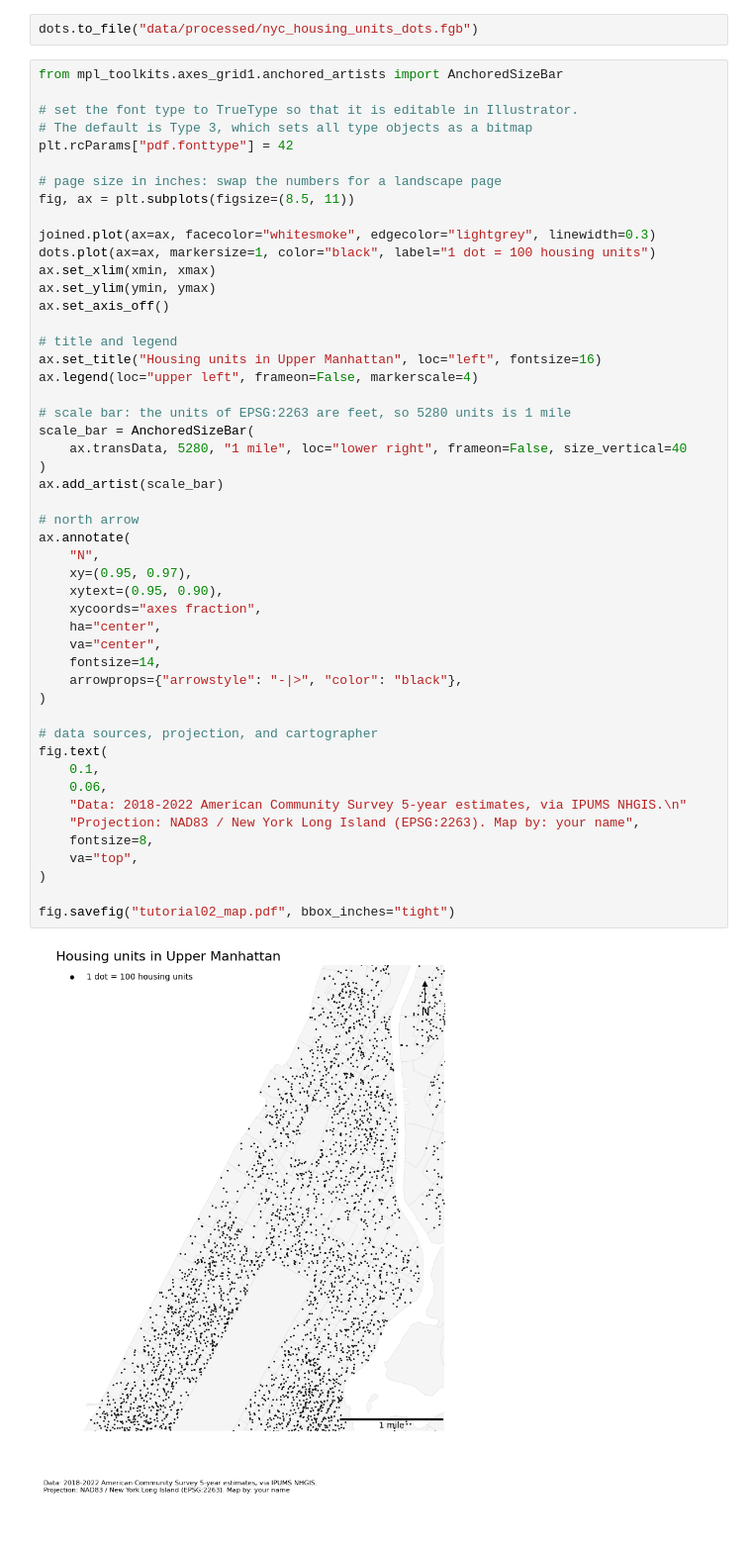
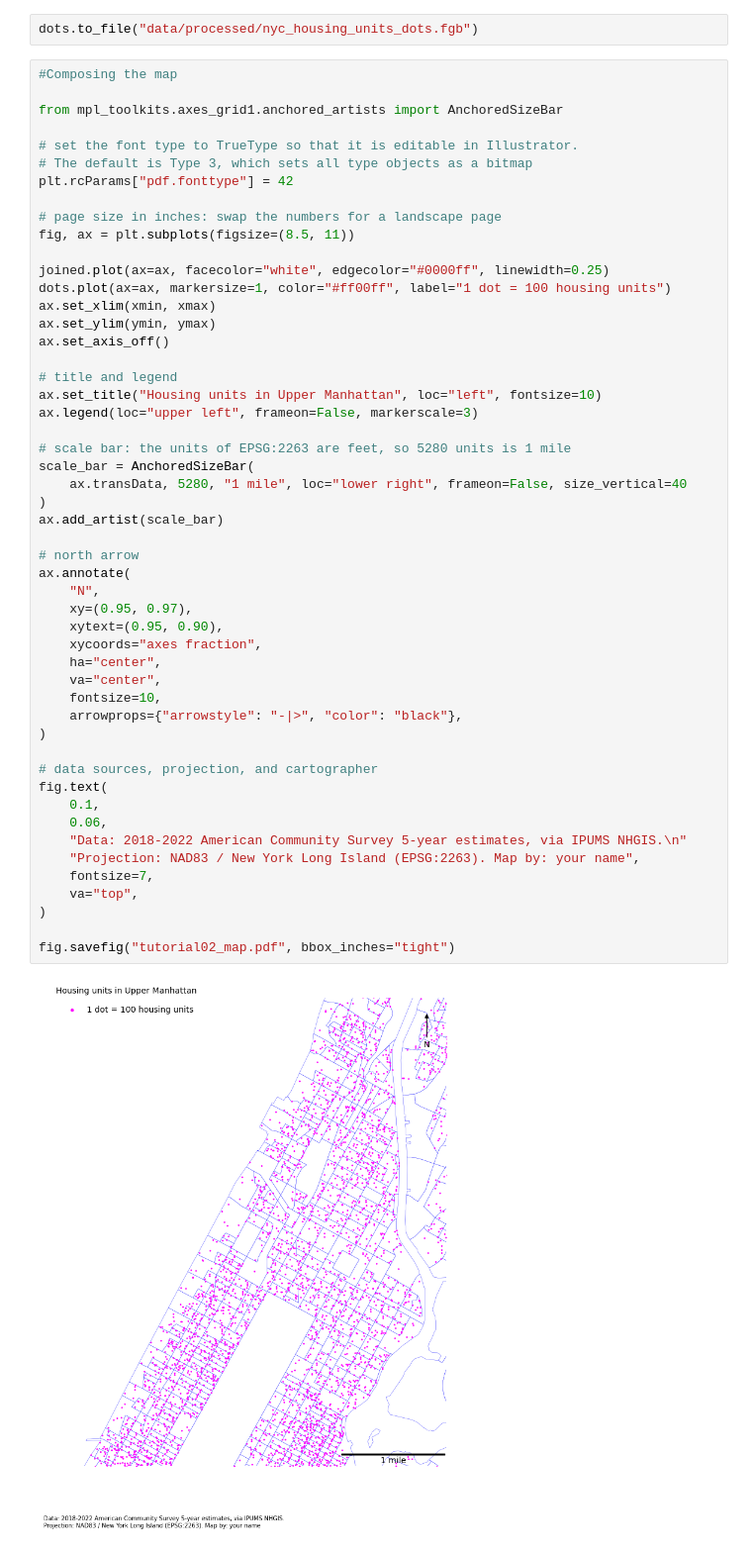
Before and after one commit to MichelleNuccio/cdp-mapping-systems, a Jupyter notebook: _fall2026/Tutorial02.ipynb, the cells around one changed output. Shown at 99% size. Saved outputs shown, nothing was run; the diff lists cells and outputs as text.

```diff
--- a/_fall2026/Tutorial02.ipynb
+++ b/_fall2026/Tutorial02.ipynb
@@ -261,6 +271,8 @@ ax.set_axis_off()
 # %%
 dots.to_file("data/processed/nyc_housing_units_dots.fgb")
 # %%
+#Composing the map
+
 from mpl_toolkits.axes_grid1.anchored_artists import AnchoredSizeBar
 
 # set the font type to TrueType so that it is editable in Illustrator.
@@ -270,44 +282,44 @@ plt.rcParams["pdf.fonttype"] = 42
 # page size in inches: swap the numbers for a landscape page
 fig, ax = plt.subplots(figsize=(8.5, 11))
 
-joined.plot(ax=ax, facecolor="whitesmoke", edgecolor="lightgrey", linewidth=0.3)
-dots.plot(ax=ax, markersize=1, color="black", label="1 dot = 100 housing units")
+joined.plot(ax=ax, facecolor="white", edgecolor="#0000ff", linewidth=0.25)
+dots.plot(ax=ax, markersize=1, color="#ff00ff", label="1 dot = 100 housing units")
 ax.set_xlim(xmin, xmax)
 ax.set_ylim(ymin, ymax)
 ax.set_axis_off()
 
 # title and legend
-ax.set_title("Housing units in Upper Manhattan", loc="left", fontsize=16)
-ax.legend(loc="upper left", frameon=False, markerscale=4)
+ax.set_title("Housing units in Upper Manhattan", loc="left", fontsize=10)
+ax.legend(loc="upper left", frameon=False, markerscale=3)
 
 # scale bar: the units of EPSG:2263 are feet, so 5280 units is 1 mile
 scale_bar = AnchoredSizeBar(
     ax.transData, 5280, "1 mile", loc="lower right", frameon=False, size_vertical=40
 )
 ax.add_artist(scale_bar)
 
 # north arrow
 ax.annotate(
     "N",
     xy=(0.95, 0.97),
     xytext=(0.95, 0.90),
     xycoords="axes fraction",
     ha="center",
     va="center",
-    fontsize=14,
+    fontsize=10,
     arrowprops={"arrowstyle": "-|>", "color": "black"},
 )
 
 # data sources, projection, and cartographer
 fig.text(
     0.1,
     0.06,
     "Data: 2018-2022 American Community Survey 5-year estimates, via IPUMS NHGIS.\n"
     "Projection: NAD83 / New York Long Island (EPSG:2263). Map by: your name",
-    fontsize=8,
+    fontsize=7,
     va="top",
 )
 
 fig.savefig("tutorial02_map.pdf", bbox_inches="tight")
 # %% [output]
-[figure, old version]
+[figure, new version]
```
Also changed, not shown: parts of 8 cells of this notebook, 1 other file.
